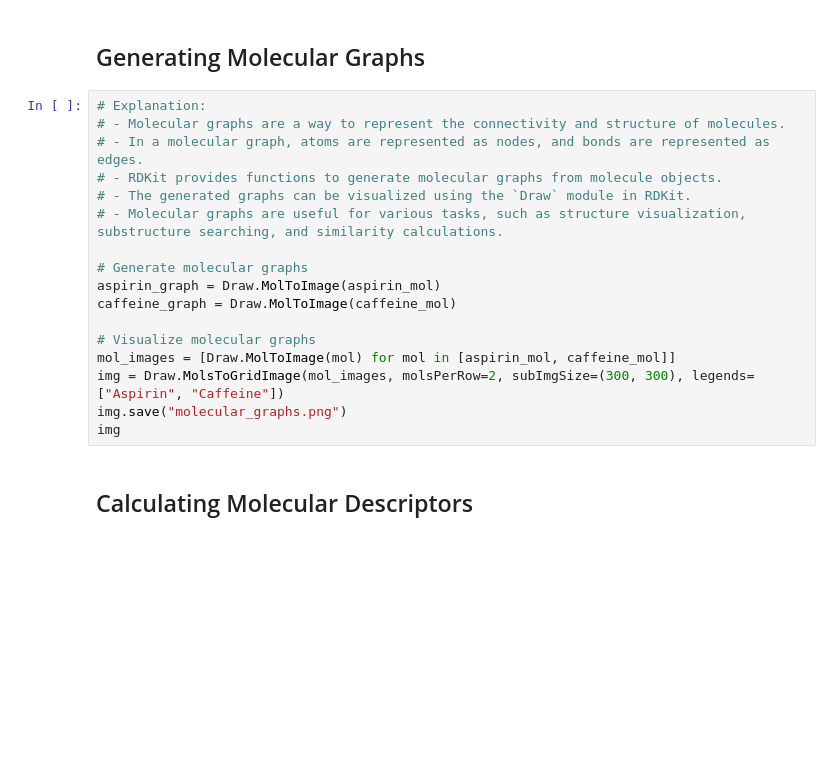
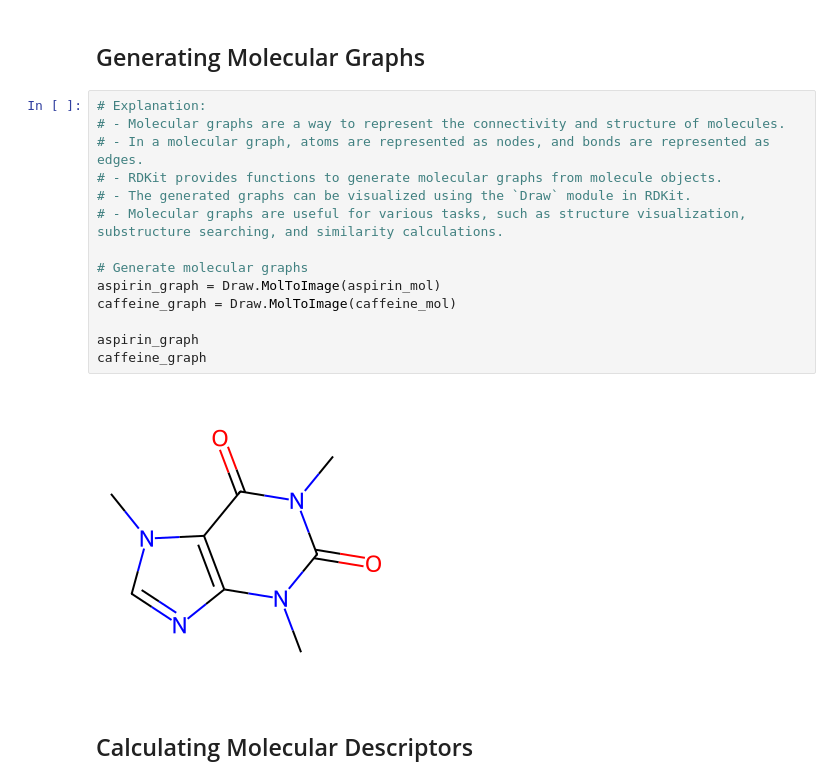
Before and after one commit to grabbedrat/drugdelivery-ml-lab, a Jupyter notebook: static/notebooks/module1_topic2.ipynb, the cells around one changed output. Drawn from its saved outputs; the diff is of its cells as text; blank space fills up the shorter version.

```diff
--- a/static/notebooks/module1_topic2.ipynb
+++ b/static/notebooks/module1_topic2.ipynb
@@ -51,20 +53,19 @@ print("Caffeine SMILES:", caffeine_smiles)
 # %%
 # Explanation:
 # - Molecular graphs are a way to represent the connectivity and structure of molecules.
 # - In a molecular graph, atoms are represented as nodes, and bonds are represented as edges.
 # - RDKit provides functions to generate molecular graphs from molecule objects.
 # - The generated graphs can be visualized using the `Draw` module in RDKit.
 # - Molecular graphs are useful for various tasks, such as structure visualization, substructure searching, and similarity calculations.
 
 # Generate molecular graphs
 aspirin_graph = Draw.MolToImage(aspirin_mol)
 caffeine_graph = Draw.MolToImage(caffeine_mol)
 
-# Visualize molecular graphs
-mol_images = [Draw.MolToImage(mol) for mol in [aspirin_mol, caffeine_mol]]
-img = Draw.MolsToGridImage(mol_images, molsPerRow=2, subImgSize=(300, 300), legends=["Aspirin", "Caffeine"])
-img.save("molecular_graphs.png")
-img
+aspirin_graph
+caffeine_graph
+# %% [output]
+[figure, added]
 # %% [markdown]
 ## Calculating Molecular Descriptors
 # %%
```
Also changed, not shown: parts of 12 cells of this notebook.
